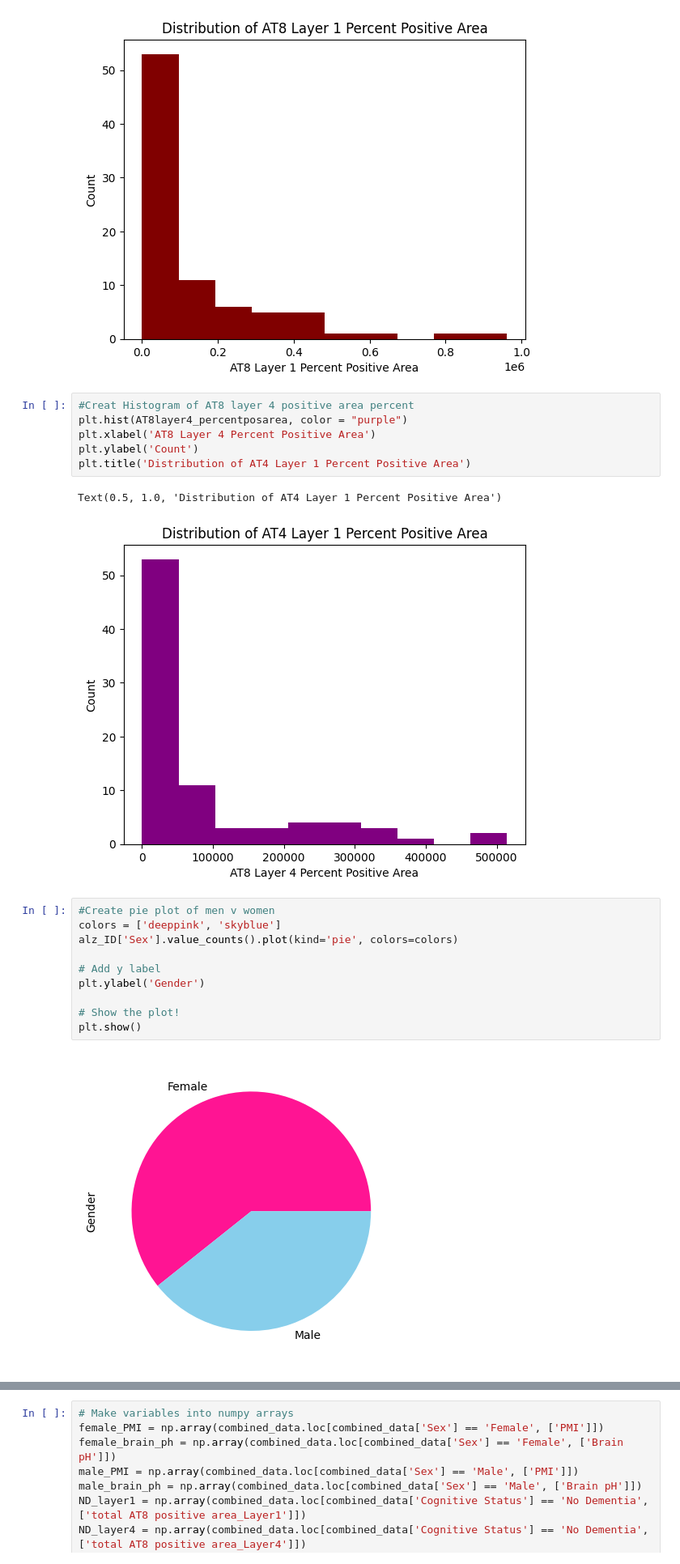
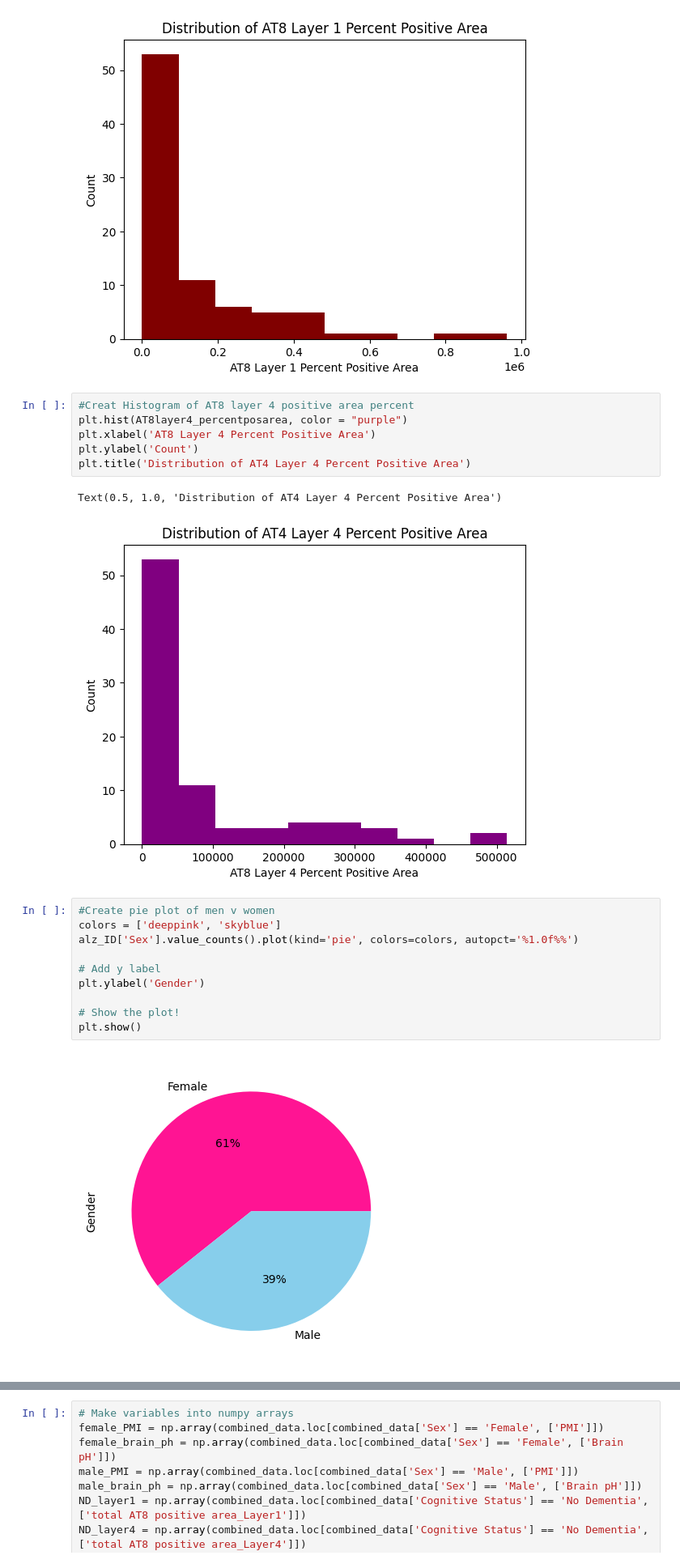
Before and after one commit to meghaninglis/Neural-Data, a Jupyter notebook: final_project_2023.ipynb, the cells around one changed output, grey strips where cells are left out. Shown at 81% size. Drawn from its saved outputs; the diff is of its cells as text.

```diff
--- a/final_project_2023.ipynb
+++ b/final_project_2023.ipynb
@@ -55,22 +55,22 @@ Text(0.5, 1.0, 'Distribution of AT8 Layer 1 Percent Positive Area')
 plt.hist(AT8layer4_percentposarea, color = "purple")
 plt.xlabel('AT8 Layer 4 Percent Positive Area')
 plt.ylabel('Count')
-plt.title('Distribution of AT4 Layer 1 Percent Positive Area')
+plt.title('Distribution of AT4 Layer 4 Percent Positive Area')
 # %% [output]
-Text(0.5, 1.0, 'Distribution of AT4 Layer 1 Percent Positive Area')
+Text(0.5, 1.0, 'Distribution of AT4 Layer 4 Percent Positive Area')
 [figure]
 # %%
 #Create pie plot of men v women
 colors = ['deeppink', 'skyblue']
-alz_ID['Sex'].value_counts().plot(kind='pie', colors=colors)
+alz_ID['Sex'].value_counts().plot(kind='pie', colors=colors, autopct='%1.0f%%')
 
 # Add y label
 plt.ylabel('Gender')
 
 # Show the plot!
 plt.show()
 # %% [output]
-[figure, old version]
+[figure, new version]
 # %%
 #Create pie plot of cognitive status
 colors = ['hotpink', 'purple']
```
Also changed, not shown: parts of 3 cells of this notebook.
